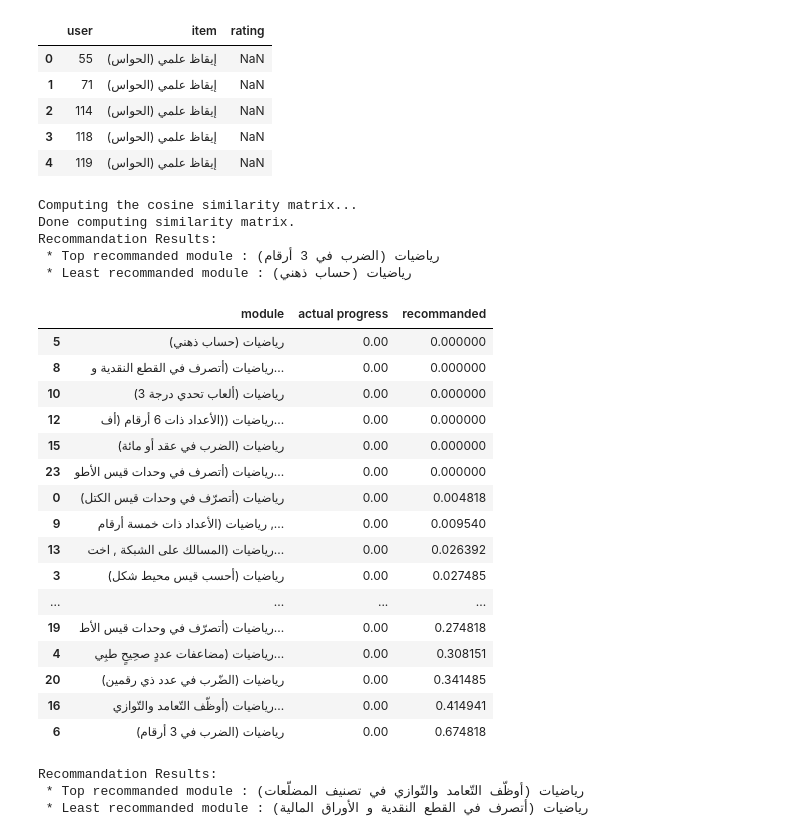
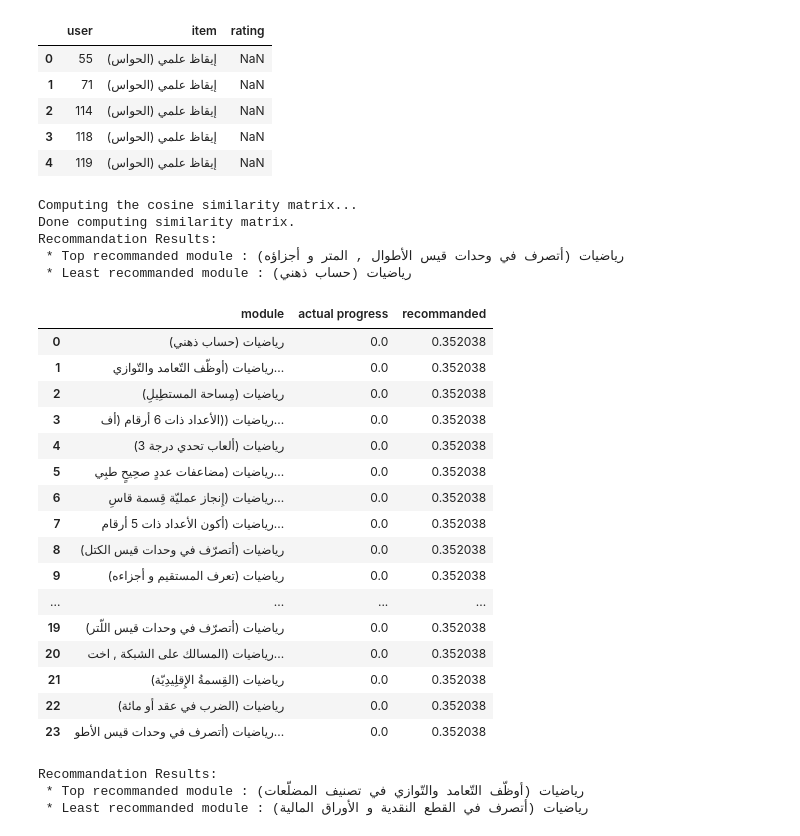
Before and after one commit to Wajih24/Module_Recommender, a Jupyter notebook: Demo.ipynb, the cells around one changed output. Drawn from its saved outputs; the diff is of its cells as text; code cells hidden in the pictures.

```diff
--- a/Demo.ipynb
+++ b/Demo.ipynb
@@ -4,7 +4,7 @@
 import pandas as pd
 from surprise import *
 # %%
-df1 = pd.read_excel('4eme.xlsx')
+df1 = pd.read_excel('Classes/4eme.xlsx')
 #df1 = df1.fillna(0.01)
 
 df1.head(5)
@@ -106,37 +106,37 @@ def custom_recommander1(final_df, subject, user_id):
     rec = rec.sort_values(by=['recommanded',"actual progress"])
     return(rec)
 # %%
-recommandations = custom_recommander1(final_df, "رياضيات", 71388)
+recommandations = custom_recommander1(final_df, "رياضيات", 114)
 try :
    print('Recommandation Results:')
    print(" * Top recommanded module :",str(recommandations.iloc[-1]['module']))
    print(" * Least recommanded module :",str(recommandations.iloc[0]['module']))
 except :
    pass
 recommandations
 # %% [output]
 Computing the cosine similarity matrix...
 Done computing similarity matrix.
 Recommandation Results:
- * Top recommanded module : رياضيات (الضرب في 3 أرقام)
+ * Top recommanded module : رياضيات (أتصرف في وحدات قيس الأطوال , المتر و أجزاؤه)
  * Least recommanded module : رياضيات (حساب ذهني)
 |  | module | actual progress | recommanded |
-| 5 | رياضيات (حساب ذهني) | 0.00 | 0.000000 |
-| 8 | رياضيات (أتصرف في القطع النقدية و... | 0.00 | 0.000000 |
-| 10 | رياضيات (ألعاب تحدي درجة 3) | 0.00 | 0.000000 |
-| 12 | رياضيات ((الأعداد ذات 6 أرقام (أف... | 0.00 | 0.000000 |
-| 15 | رياضيات (الضرب في عقد أو مائة) | 0.00 | 0.000000 |
-| 23 | رياضيات (أتصرف في وحدات قيس الأطو... | 0.00 | 0.000000 |
-| 0 | رياضيات (أتصرّف في وحدات قيس الكتل) | 0.00 | 0.004818 |
-| 9 | رياضيات (الأعداد ذات خمسة أرقام ,... | 0.00 | 0.009540 |
-| 13 | رياضيات (المسالك على الشبكة , اخت... | 0.00 | 0.026392 |
-| 3 | رياضيات (أحسب قيس محيط شكل) | 0.00 | 0.027485 |
+| 0 | رياضيات (حساب ذهني) | 0.0 | 0.352038 |
+| 1 | رياضيات (أوظّف التّعامد والتّوازي... | 0.0 | 0.352038 |
+| 2 | رياضيات (مِساحة المستطِيلِ) | 0.0 | 0.352038 |
+| 3 | رياضيات ((الأعداد ذات 6 أرقام (أف... | 0.0 | 0.352038 |
+| 4 | رياضيات (ألعاب تحدي درجة 3) | 0.0 | 0.352038 |
+| 5 | رياضيات (مضاعفات عددٍ صحِيحٍ طبِي... | 0.0 | 0.352038 |
+| 6 | رياضيات (إِنجاز عمليّة قِسمة قاسِ... | 0.0 | 0.352038 |
+| 7 | رياضيات (أكون الأعداد ذات 5 أرقام... | 0.0 | 0.352038 |
+| 8 | رياضيات (أتصرّف في وحدات قيس الكتل) | 0.0 | 0.352038 |
+| 9 | رياضيات (تعرف المستقيم و أجزاءه) | 0.0 | 0.352038 |
 | ... | ... | ... | ... |
-| 19 | رياضيات (أتصرّف في وحدات قيس الأط... | 0.00 | 0.274818 |
-| 4 | رياضيات (مضاعفات عددٍ صحِيحٍ طبِي... | 0.00 | 0.308151 |
-| 20 | رياضيات (الضّرب في عدد ذي رقمين) | 0.00 | 0.341485 |
-| 16 | رياضيات (أوظّف التّعامد والتّوازي... | 0.00 | 0.414941 |
-| 6 | رياضيات (الضرب في 3 أرقام) | 0.00 | 0.674818 |
+| 19 | رياضيات (أتصرّف في وحدات قيس اللّتر) | 0.0 | 0.352038 |
+| 20 | رياضيات (المسالك على الشبكة , اخت... | 0.0 | 0.352038 |
+| 21 | رياضيات (القِسمةُ الإِقلِيدِيّة) | 0.0 | 0.352038 |
+| 22 | رياضيات (الضرب في عقد أو مائة) | 0.0 | 0.352038 |
+| 23 | رياضيات (أتصرف في وحدات قيس الأطو... | 0.0 | 0.352038 |
 # %%
 def custom_recommander2(final_df, subject, user_id):
 
```
